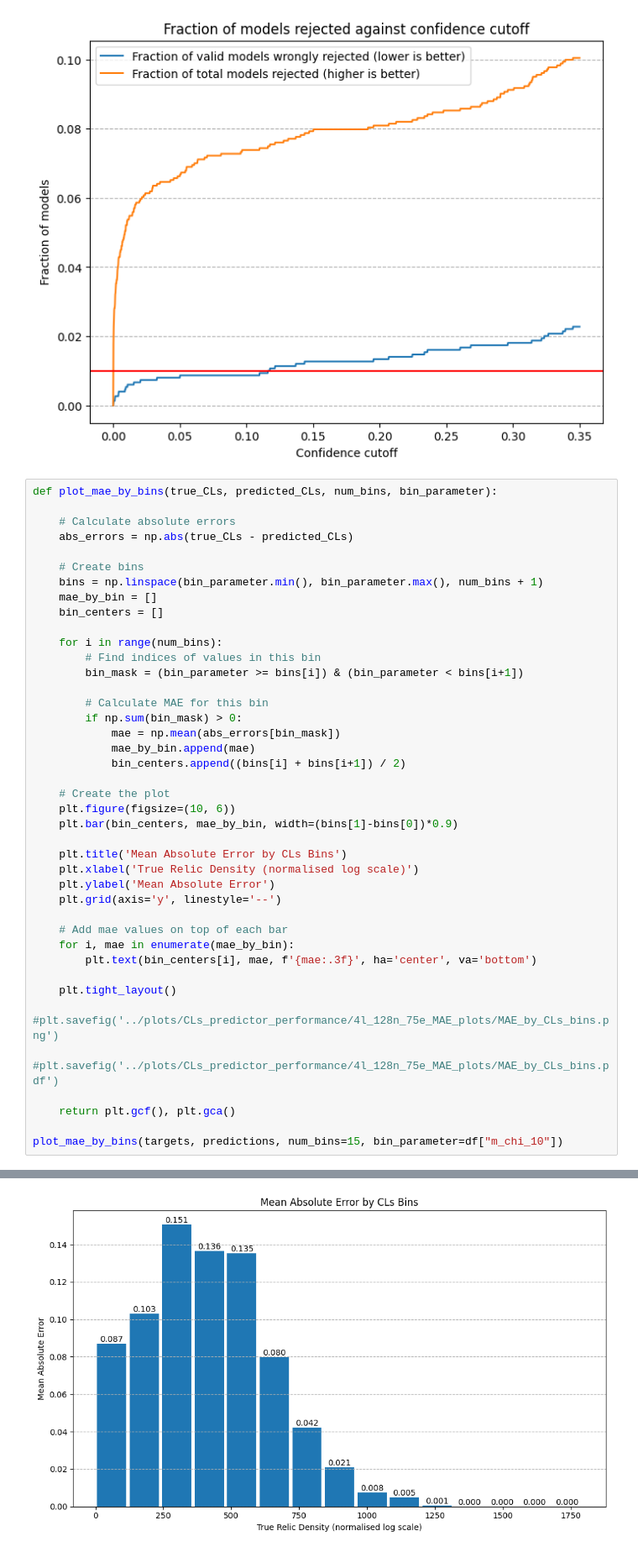
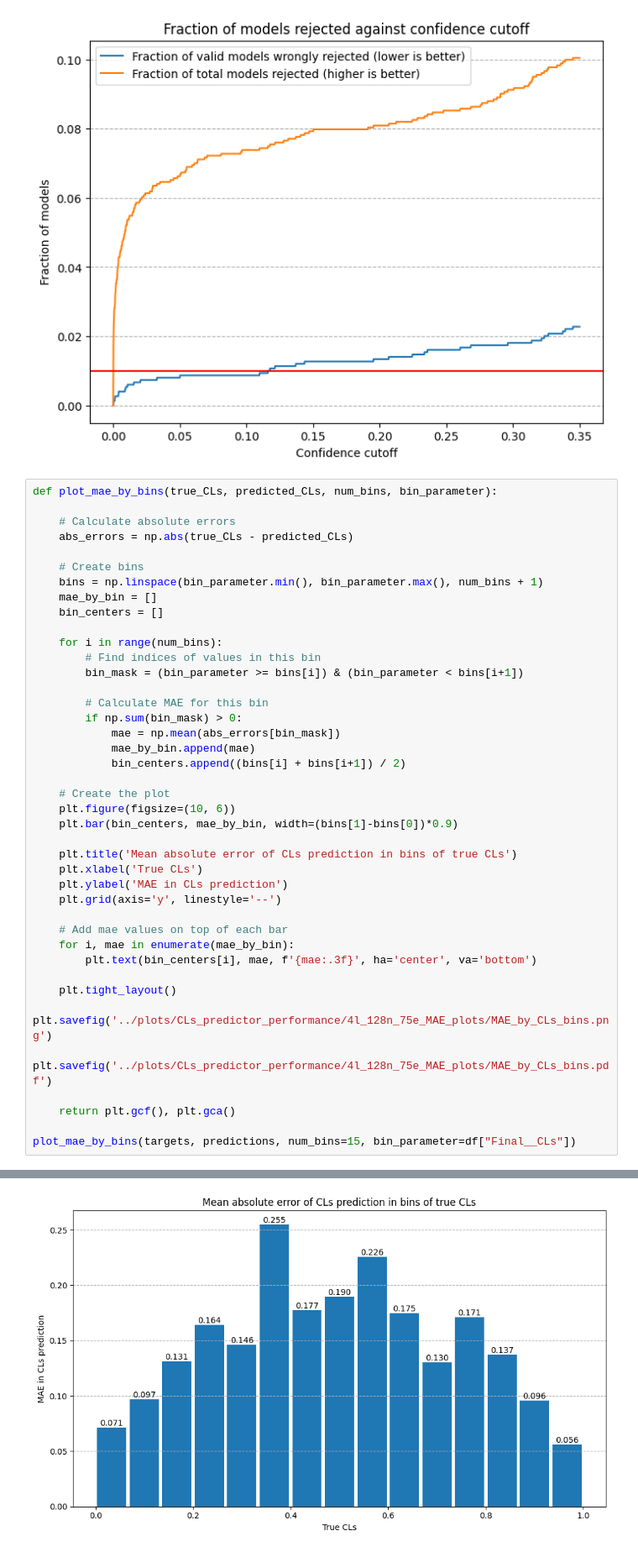
Before and after one commit to benvlasto/MPhys-Project, a Jupyter notebook: notebooks/exploring_CLs_model_output.ipynb, the cells around one changed output, grey strips where cells are left out. Shown at 84% size. Drawn from its saved outputs; the diff is of its cells as text.

Commit message:
Corrected titles and axes for plots of MAE in various bins

```diff
--- a/notebooks/exploring_CLs_model_output.ipynb
+++ b/notebooks/exploring_CLs_model_output.ipynb
@@ -110,9 +101,9 @@ def plot_mae_by_bins(true_CLs, predicted_CLs, num_bins, bin_parameter):
     plt.figure(figsize=(10, 6))
     plt.bar(bin_centers, mae_by_bin, width=(bins[1]-bins[0])*0.9)
 
-    plt.title('Mean Absolute Error by CLs Bins')
-    plt.xlabel('True Relic Density (normalised log scale)')
-    plt.ylabel('Mean Absolute Error')
+    plt.title('Mean absolute error of CLs prediction in bins of true CLs')
+    plt.xlabel('True CLs')
+    plt.ylabel('MAE in CLs prediction')
     plt.grid(axis='y', linestyle='--')
 
     # Add mae values on top of each bar
@@ -120,11 +111,11 @@ def plot_mae_by_bins(true_CLs, predicted_CLs, num_bins, bin_parameter):
         plt.text(bin_centers[i], mae, f'{mae:.3f}', ha='center', va='bottom')
 
     plt.tight_layout()
-    #plt.savefig('../plots/CLs_predictor_performance/4l_128n_75e_MAE_plots/MAE_by_CLs_bins.png')
-    #plt.savefig('../plots/CLs_predictor_performance/4l_128n_75e_MAE_plots/MAE_by_CLs_bins.pdf')
+    plt.savefig('../plots/CLs_predictor_performance/4l_128n_75e_MAE_plots/MAE_by_CLs_bins.png')
+    plt.savefig('../plots/CLs_predictor_performance/4l_128n_75e_MAE_plots/MAE_by_CLs_bins.pdf')
 
     return plt.gcf(), plt.gca()
 
-plot_mae_by_bins(targets, predictions, num_bins=15, bin_parameter=df["m_chi_10"])
+plot_mae_by_bins(targets, predictions, num_bins=15, bin_parameter=df["Final__CLs"])
 # %% [output]
 (<Figure size 1000x600 with 1 Axes>,
@@ -132,4 +123,4 @@ plot_mae_by_bins(targets, predictions, num_bins=15, bin_parameter=df["m_chi_10"]
-[figure, old version]
+[figure, new version]
 # %%
 # Create dataframe of wrongly rejected models, for which predicted CLs < 3.5e-5 and true CLs > 0.05
 comparison_df = input_df
```
Also changed, not shown: parts of 2 cells of this notebook, 4 other files.
